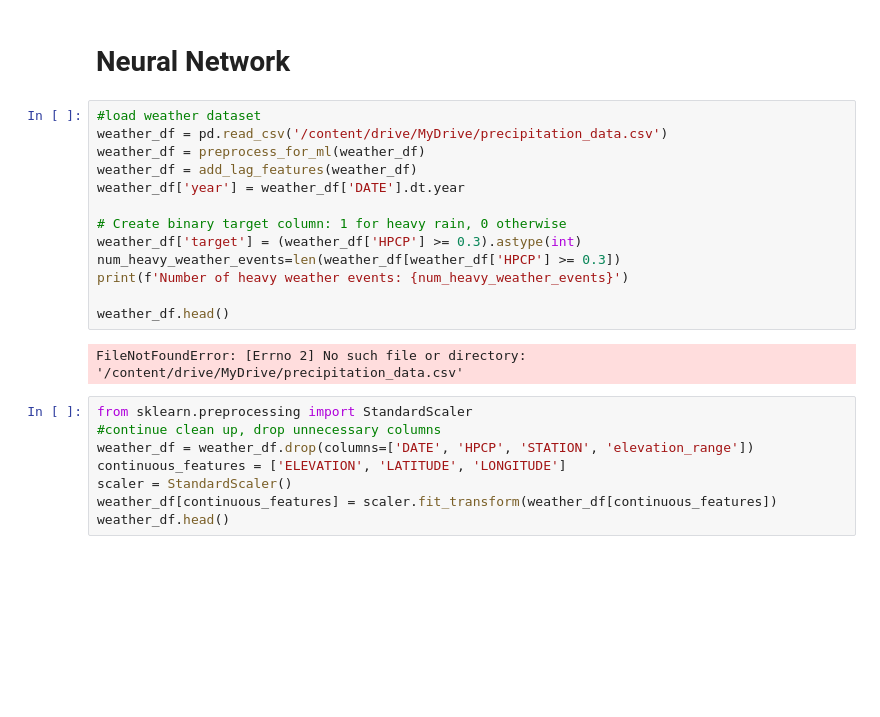
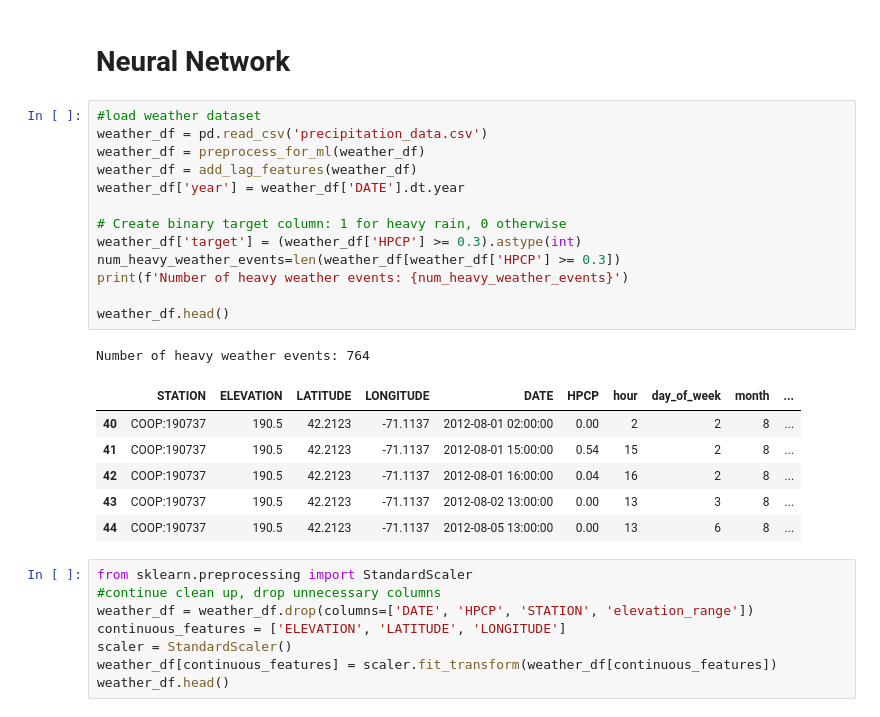
Before and after one commit to melina-thegarza/ml-climate, a Jupyter notebook: src/ml_climate_precipitation_prediction.ipynb, the cells around one changed output. Drawn from its saved outputs; the diff is of its cells as text; blank space fills up the shorter version.

```diff
--- a/src/ml_climate_precipitation_prediction.ipynb
+++ b/src/ml_climate_precipitation_prediction.ipynb
@@ -1018,19 +1035,25 @@ R-squared: 0.24911620872852747
 # Neural Network
 # %%
 #load weather dataset
-weather_df = pd.read_csv('/content/drive/MyDrive/precipitation_data.csv')
+weather_df = pd.read_csv('precipitation_data.csv')
 weather_df = preprocess_for_ml(weather_df)
 weather_df = add_lag_features(weather_df)
 weather_df['year'] = weather_df['DATE'].dt.year
 
 # Create binary target column: 1 for heavy rain, 0 otherwise
 weather_df['target'] = (weather_df['HPCP'] >= 0.3).astype(int)
 num_heavy_weather_events=len(weather_df[weather_df['HPCP'] >= 0.3])
 print(f'Number of heavy weather events: {num_heavy_weather_events}')
 
 weather_df.head()
 # %% [output]
-FileNotFoundError: [Errno 2] No such file or directory: '/content/drive/MyDrive/precipitation_data.csv'
+Number of heavy weather events: 764
+|  | STATION | ELEVATION | LATITUDE | LONGITUDE | DATE | HPCP | hour | day_of_week | month | ... |
+| 40 | COOP:190737 | 190.5 | 42.2123 | -71.1137 | 2012-08-01 02:00:00 | 0.00 | 2 | 2 | 8 | ... |
+| 41 | COOP:190737 | 190.5 | 42.2123 | -71.1137 | 2012-08-01 15:00:00 | 0.54 | 15 | 2 | 8 | ... |
+| 42 | COOP:190737 | 190.5 | 42.2123 | -71.1137 | 2012-08-01 16:00:00 | 0.04 | 16 | 2 | 8 | ... |
+| 43 | COOP:190737 | 190.5 | 42.2123 | -71.1137 | 2012-08-02 13:00:00 | 0.00 | 13 | 3 | 8 | ... |
+| 44 | COOP:190737 | 190.5 | 42.2123 | -71.1137 | 2012-08-05 13:00:00 | 0.00 | 13 | 6 | 8 | ... |
 # %%
 from sklearn.preprocessing import StandardScaler
 #continue clean up, drop unnecessary columns
```
Also changed, not shown: parts of 2 cells of this notebook.
